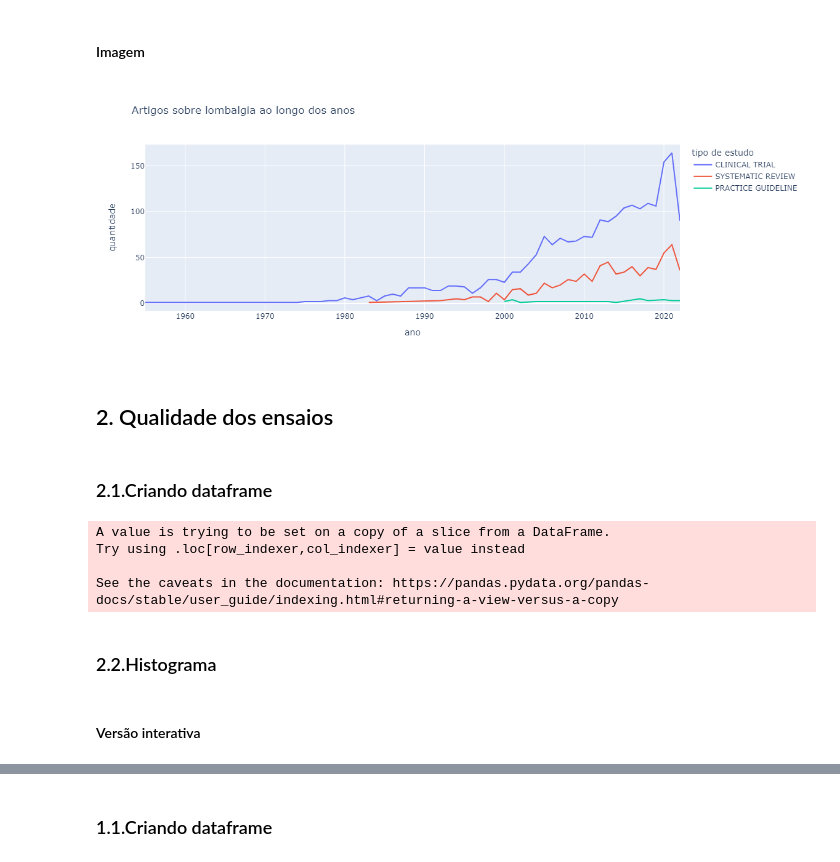
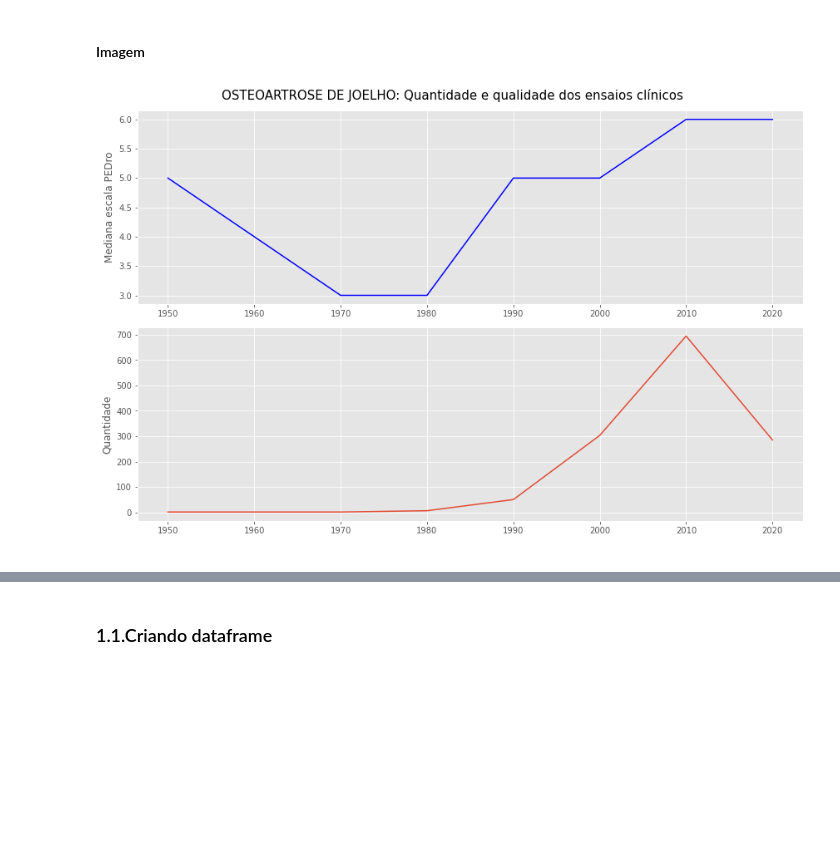
Before and after one commit to Bruno-Donato/analise_artigos_fisio_web_scraping, a Jupyter notebook: analise_artigos_fisio.ipynb, the cells around one changed output, grey strips where cells are left out. Saved outputs shown, nothing was run; the diff lists cells and outputs as text; code cells hidden in the pictures; blank space fills up the shorter version.

```diff
--- a/analise_artigos_fisio.ipynb
+++ b/analise_artigos_fisio.ipynb
@@ -5,11 +5,13 @@ import pandas as pd
 import numpy as np
 import matplotlib.pyplot as plt
 import plotly.express as px
+from plotly.subplots import make_subplots
 import seaborn as sns
 from IPython.display import Image
 from plotly.offline import plot, iplot, init_notebook_mode
 init_notebook_mode(connected=True)
 import plotly.io as pio
+plt.style.use('ggplot')
 pio.renderers.default = "notebook_connected"
 # %%
 lombalgia = pd.read_csv(r'.../lombalgia.csv')
@@ -47,22 +515,6 @@ urllib3 (1.26.9) or chardet (5.0.0)/charset_normalizer (2.0.12) doesn't match a
 # %% [markdown]
 #### Imagem
 # %%
-Image(filename='.../lombalgia anos.png')
+Image(filename='.../oa_joelho4.png')
 # %% [output]
-[figure, old version]
+[figure, new version]
-# %% [markdown]
-## 2. Qualidade dos ensaios
-# %% [markdown]
-### 2.1.Criando dataframe
-# %%
-lombalgia_nota = lombalgia[lombalgia['tipo estudo'] == 'CLINICAL TRIAL']
-lombalgia_nota['escala pedro'] = lombalgia_nota['escala pedro'].apply(lambda x: np.nan if x == 'B' or x == 'T' or x == '0' else int(x))
-# %% [output]
-A value is trying to be set on a copy of a slice from a DataFrame.
-Try using .loc[row_indexer,col_indexer] = value instead
-
-See the caveats in the documentation: https://pandas.pydata.org/pandas-docs/stable/user_guide/indexing.html#returning-a-view-versus-a-copy
-# %% [markdown]
-### 2.2.Histograma
-# %% [markdown]
-#### Versão interativa
```
Also changed, not shown: parts of 161 cells of this notebook, 2 other files.
